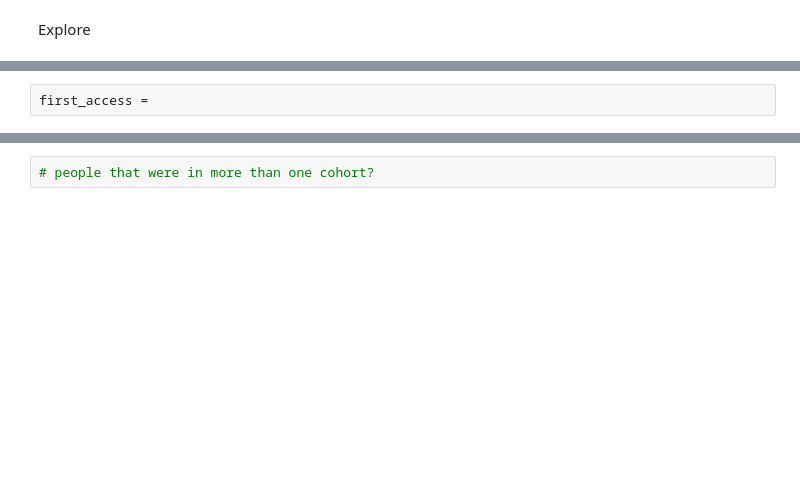
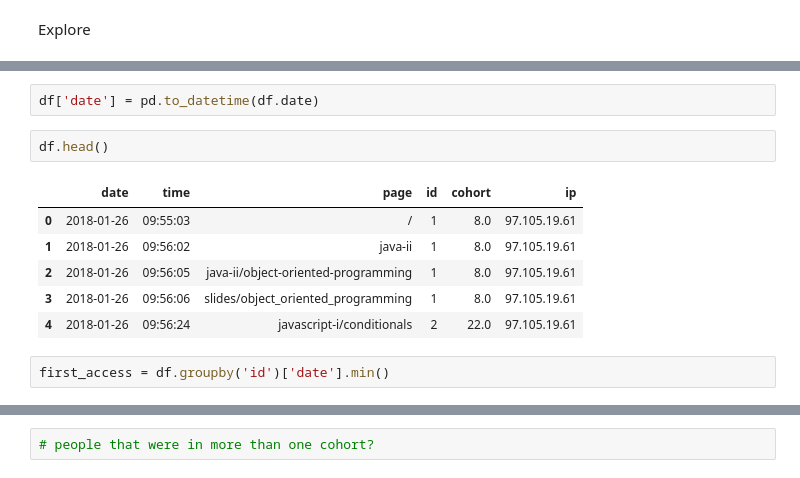
Before and after one commit to CodeupClassroom/innis-anomaly-detection, a Jupyter notebook: AD_DBSCAB.ipynb, the cells around one changed output, grey strips where cells are left out. Cells and saved outputs as stored; diff of their text form; blank space fills up the shorter version.

```diff
--- a/AD_DBSCAB.ipynb
+++ b/AD_DBSCAB.ipynb
@@ -43,4 +89,15 @@ cohort_counts
-# %%
-first_access =
+# %%
+df['date'] = pd.to_datetime(df.date)
+# %%
+df.head()
+# %% [output]
+|  | date | time | page | id | cohort | ip |
+| 0 | 2018-01-26 | 09:55:03 | / | 1 | 8.0 | 97.105.19.61 |
+| 1 | 2018-01-26 | 09:56:02 | java-ii | 1 | 8.0 | 97.105.19.61 |
+| 2 | 2018-01-26 | 09:56:05 | java-ii/object-oriented-programming | 1 | 8.0 | 97.105.19.61 |
+| 3 | 2018-01-26 | 09:56:06 | slides/object_oriented_programming | 1 | 8.0 | 97.105.19.61 |
+| 4 | 2018-01-26 | 09:56:24 | javascript-i/conditionals | 2 | 22.0 | 97.105.19.61 |
+# %%
+first_access = df.groupby('id')['date'].min()
 # %%
 first_access
```
Also changed, not shown: parts of 41 cells of this notebook.
